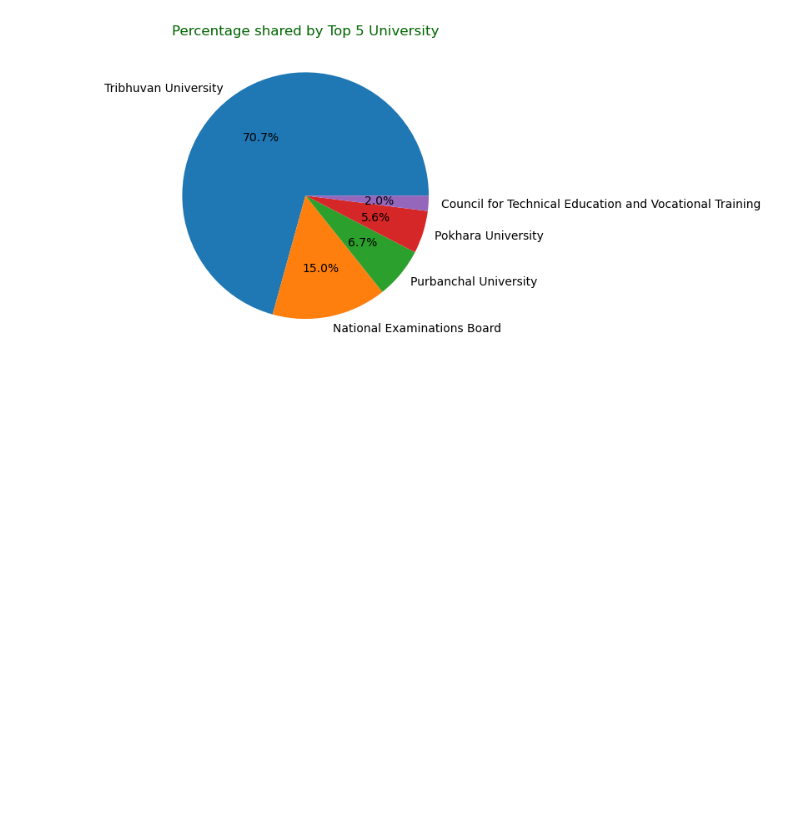
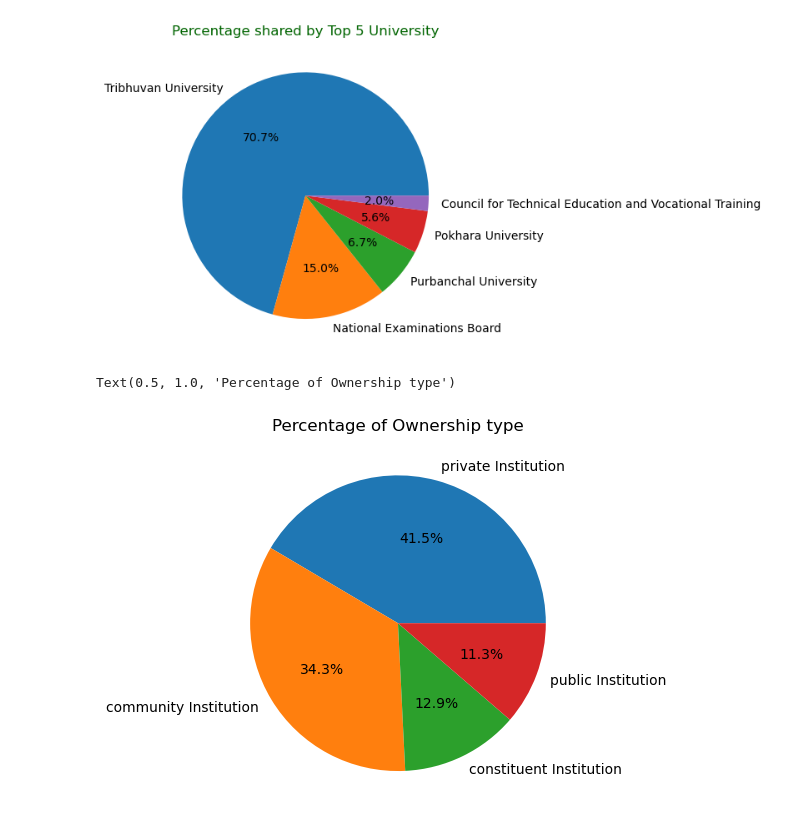
Before and after one commit to BibekRai44/College-Finder-Nepal, a Jupyter notebook: Data Analysis/visualization.ipynb, the cells around one changed output. Saved outputs shown, nothing was run; the diff lists cells and outputs as text; code cells hidden in the pictures; blank space fills up the shorter version.

Commit message:
another pie chart

```diff
--- a/Data Analysis/visualization.ipynb
+++ b/Data Analysis/visualization.ipynb
@@ -29,3 +29,10 @@ plt.title("Percentage shared by Top 5 University",color='darkgreen')
 # %% [output]
 Text(0.5, 1.0, 'Percentage shared by Top 5 University')
 [figure]
+# %%
+mylabels=data['Ownership Type'].value_counts().index.to_list()
+plt.pie(data=data,x=data['Ownership Type'].value_counts().head(5),labels=mylabels,autopct='%1.1f%%')
+plt.title("Percentage of Ownership type")
+# %% [output]
+Text(0.5, 1.0, 'Percentage of Ownership type')
+[figure, added]
```
